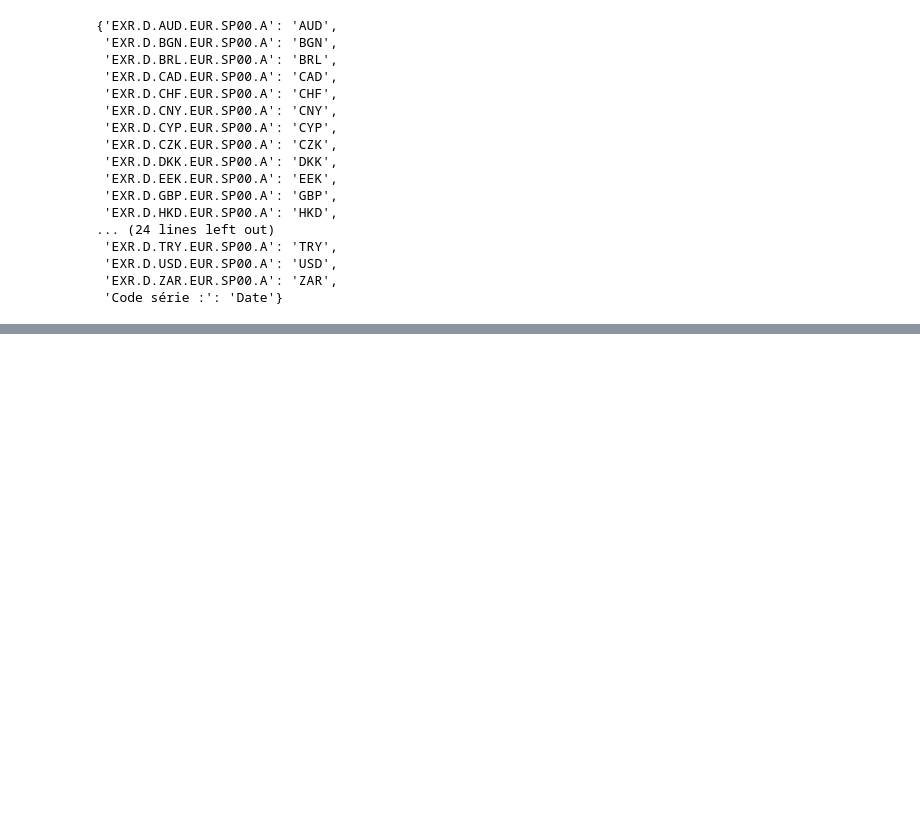
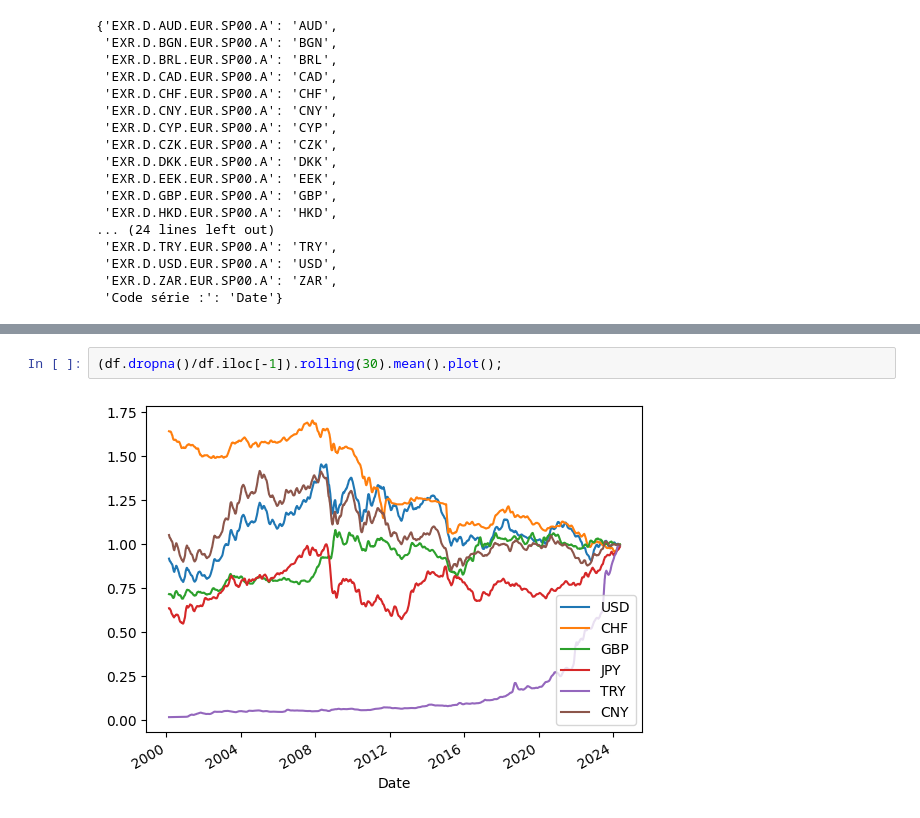
Before and after one commit to fran6w/TIDE, a Jupyter notebook: 03_TIDE_session.ipynb, the cells around one changed output, grey strips where cells are left out. Drawn from its saved outputs; the diff is of its cells as text; blank space fills up the shorter version.

```diff
--- a/03_TIDE_session.ipynb
+++ b/03_TIDE_session.ipynb
@@ -143,0 +242,4 @@ dico_cols
+# %%
+(df.dropna()/df.iloc[-1]).rolling(30).mean().plot();
+# %% [output]
+[figure, added]
```
Also changed, not shown: parts of 20 cells of this notebook.
